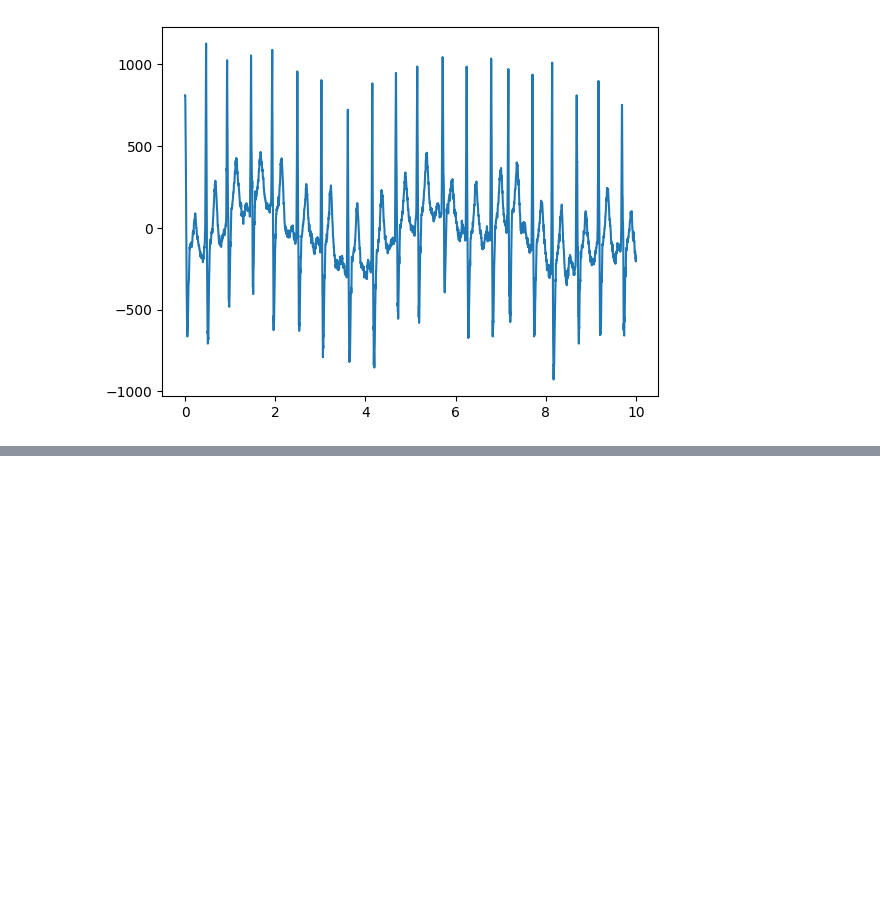
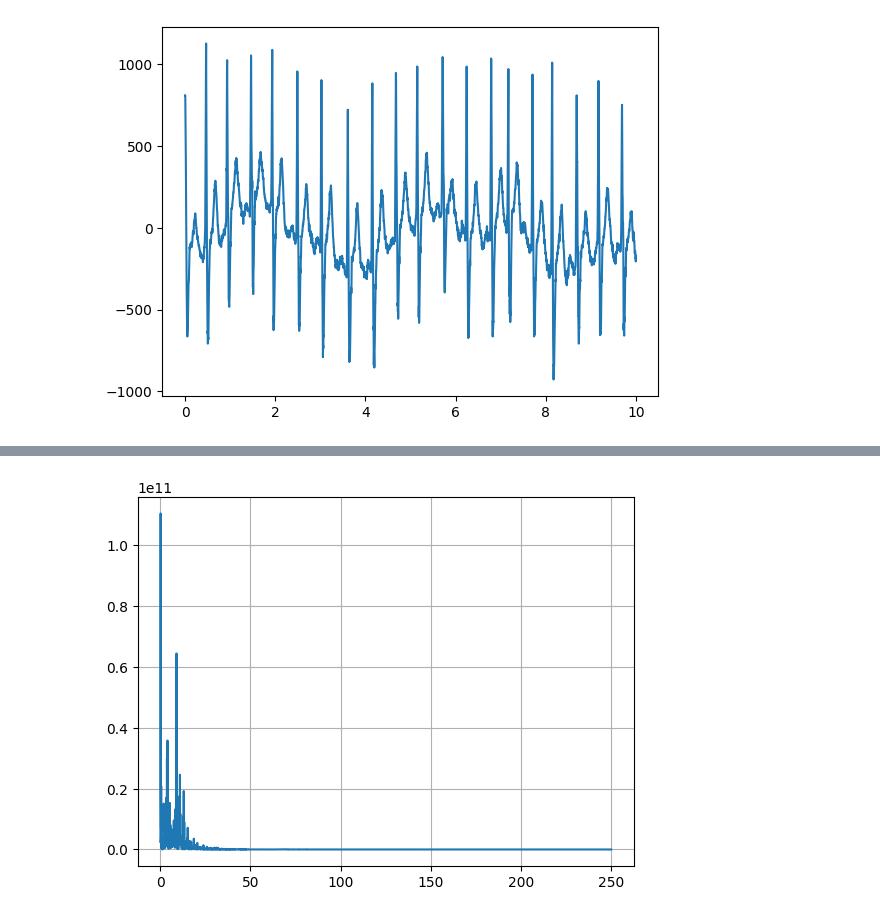
Before and after one commit to PabloCaicedoR/pablocaicedor.github.io, a Jupyter notebook: codigo/PSIM/cod001_signal_conditioning.ipynb, the cells around one changed output, grey strips where cells are left out. Saved outputs shown, nothing was run; the diff lists cells and outputs as text; code cells hidden in the pictures; blank space fills up the shorter version.

```diff
--- a/codigo/PSIM/cod001_signal_conditioning.ipynb
+++ b/codigo/PSIM/cod001_signal_conditioning.ipynb
@@ -50,0 +89,5 @@ plt.plot(t,lead_10)
+# %%
+plt.plot(f_vect1, mag_ecg_fft1**2)
+plt.grid()
+# %% [output]
+[figure, added]
```
Also changed, not shown: parts of 20 cells of this notebook, 14 other files.
